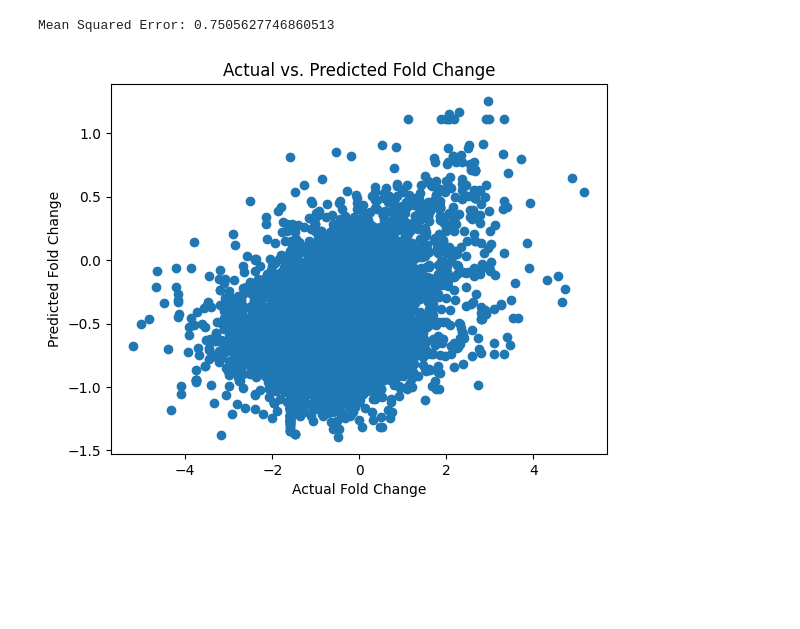
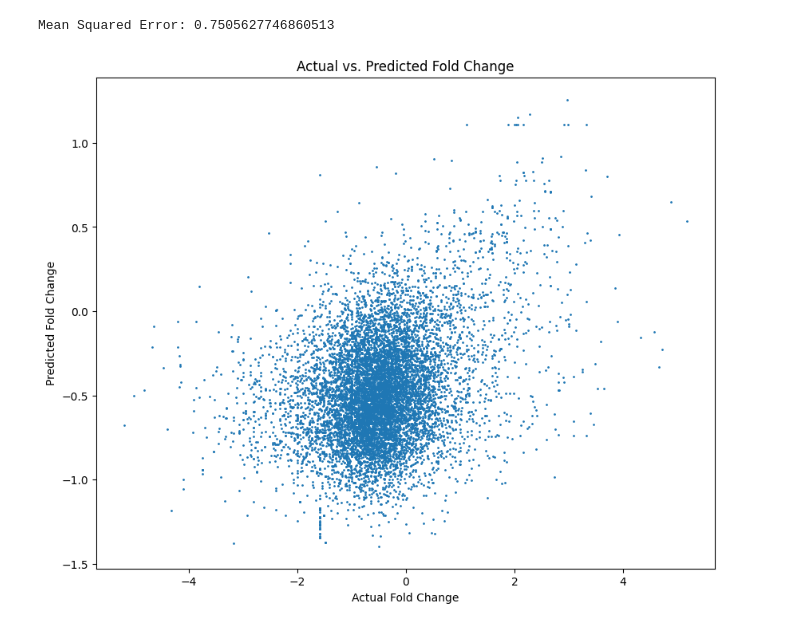
Before and after one commit to vratins/PromoterStrength, a Jupyter notebook: regressionModel.ipynb, the cells around one changed output. Drawn from its saved outputs; the diff is of its cells as text; code cells hidden in the pictures; blank space fills up the shorter version.

```diff
--- a/regressionModel.ipynb
+++ b/regressionModel.ipynb
@@ -14,20 +14,23 @@ log_foldChange = filtered_data["log2_foldchange"]
 # %%
 X = embeddings
 y = log_foldChange
 X_train, X_test, y_train, y_test = train_test_split(X, y, test_size=0.2, random_state=42)
 model = LinearRegression()
 model.fit(X_train, y_train)
 y_pred = model.predict(X_test)
+
 mse = mean_squared_error(y_test, y_pred)
 print(f'Mean Squared Error: {mse}')
-plt.scatter(y_test, y_pred)
+
+plt.figure(figsize=(10, 8))
+plt.scatter(y_test, y_pred, s=1)
 plt.xlabel('Actual Fold Change')
 plt.ylabel('Predicted Fold Change')
 plt.title('Actual vs. Predicted Fold Change')
 plt.show()
 # %% [output]
 Mean Squared Error: 0.7505627746860513
-[figure, old version]
+[figure, new version]
 # %%
 # # Assuming 'X' is your sequence embeddings and 'y' is your fold change labels
 # # Replace these with your actual data
```
